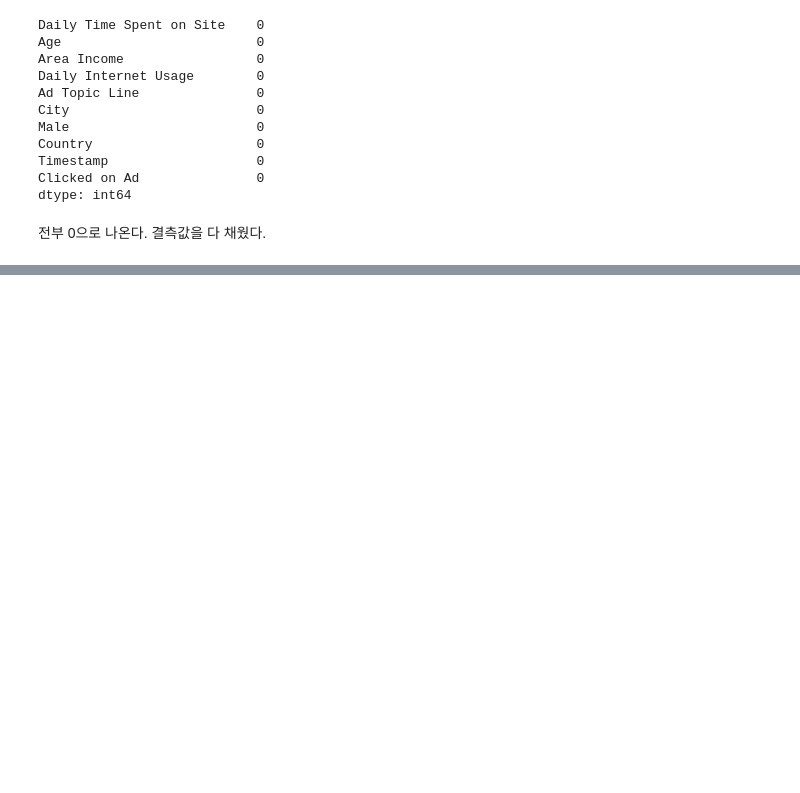
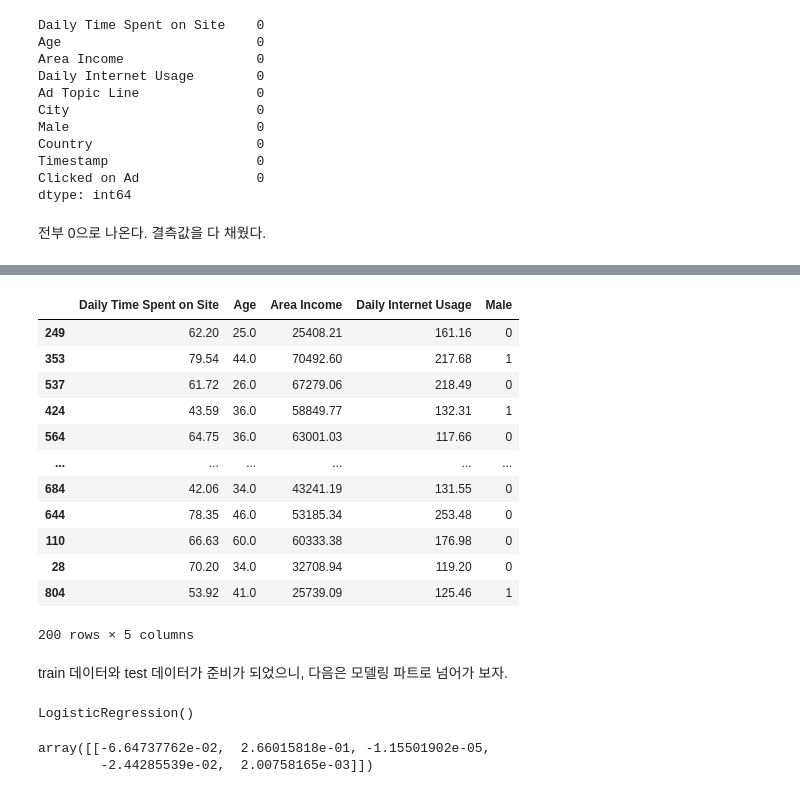
Before and after one commit to goldang01/E-Commerce, a Jupyter notebook: Chapter03.Logistic Regression.ipynb, the cells around one changed output, grey strips where cells are left out. Drawn from its saved outputs; the diff is of its cells as text; code cells hidden in the pictures; blank space fills up the shorter version.

Commit message:
Chapter03.Logistic Regression

```diff
--- a/Chapter03.ipynb
+++ b/Chapter03.Logistic Regression.ipynb
@@ -444,0 +468,18 @@ dtype: int64
+# %%
+X_test
+# %% [output]
+|  | Daily Time Spent on Site | Age | Area Income | Daily Internet Usage | Male |
+| 249 | 62.20 | 25.0 | 25408.21 | 161.16 | 0 |
+| 353 | 79.54 | 44.0 | 70492.60 | 217.68 | 1 |
+| 537 | 61.72 | 26.0 | 67279.06 | 218.49 | 0 |
+| 424 | 43.59 | 36.0 | 58849.77 | 132.31 | 1 |
+| 564 | 64.75 | 36.0 | 63001.03 | 117.66 | 0 |
+| ... | ... | ... | ... | ... | ... |
+| 684 | 42.06 | 34.0 | 43241.19 | 131.55 | 0 |
+| 644 | 78.35 | 46.0 | 53185.34 | 253.48 | 0 |
+| 110 | 66.63 | 60.0 | 60333.38 | 176.98 | 0 |
+| 28 | 70.20 | 34.0 | 32708.94 | 119.20 | 0 |
+| 804 | 53.92 | 41.0 | 25739.09 | 125.46 | 1 |
+200 rows × 5 columns
+# %% [markdown]
+train 데이터와 test 데이터가 준비가 되었으니, 다음은 모델링 파트로 넘어가 보자.
@@ -444,0 +490,9 @@ dtype: int64
+# %%
+model.fit(X_train, y_train)
+# %% [output]
+LogisticRegression()
+# %%
+model.coef_
+# %% [output]
+array([[-6.64737762e-02,  2.66015818e-01, -1.15501902e-05,
+        -2.44285539e-02,  2.00758165e-03]])
```
Also changed, not shown: parts of 25 cells of this notebook.
